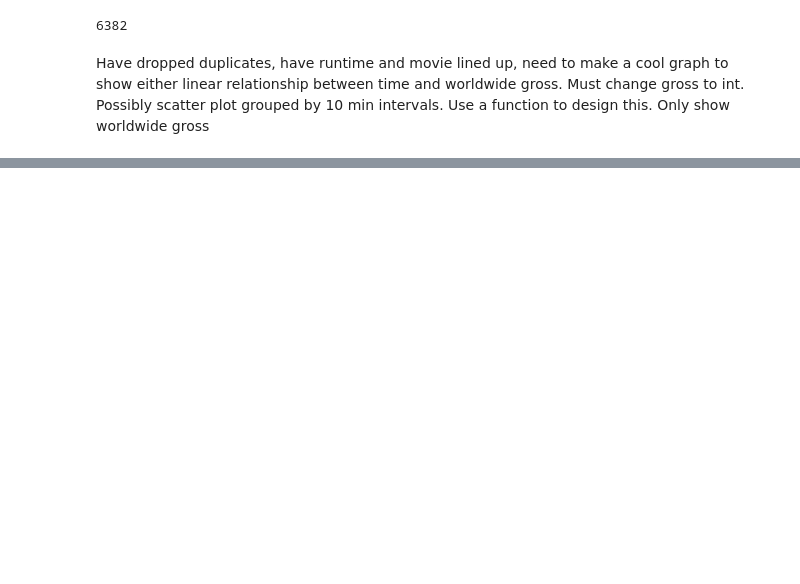
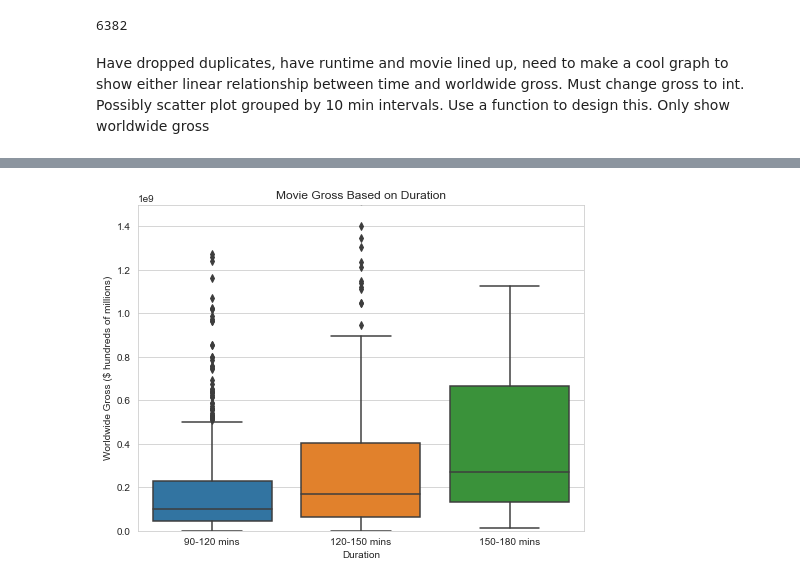
Before and after one commit to kuninethan95/dsc-phase-1-project, a Jupyter notebook: student.ipynb, the cells around one changed output, grey strips where cells are left out. Cells and saved outputs as stored; diff of their text form; code cells hidden in the pictures; blank space fills up the shorter version.

Commit message:
Added runtime graphs and lin regression

```diff
--- a/student.ipynb
+++ b/student.ipynb
@@ -647,0 +646,2 @@ Have dropped duplicates, have runtime and movie lined up, need to make a cool gr
+# %%
+t_rt2['worldwide_gross'] = t_rt2['worldwide_gross'].map(lambda x: x.replace('$', '')).map(lambda x: x.replace(',', '')).astype('int')
@@ -647,0 +676,2 @@ Have dropped duplicates, have runtime and movie lined up, need to make a cool gr
+# %%
+length_m = t_rt2[(t_rt2['runtime_minutes'] > 90) & (t_rt2['runtime_minutes'] < 180)]
@@ -647,0 +693,10 @@ Have dropped duplicates, have runtime and movie lined up, need to make a cool gr
+# %%
+def length(mins):
+    if mins < 120:
+        return 'short'
+    elif mins < 150:
+        return 'medium'
+    else:
+        return 'long'
+# %%
+length_m['duration'] = length_m['runtime_minutes'].map(length)
@@ -647,0 +718,13 @@ Have dropped duplicates, have runtime and movie lined up, need to make a cool gr
+# %%
+fig, ax = plt.subplots(figsize=(8, 6))
+ax = sns.boxplot(x='duration', y='worldwide_gross', data=length_m)
+ax.set_ylim(0, 1500000000)
+ax.set_title('Movie Gross Based on Duration')
+ax.set_ylabel('Worldwide Gross ($ hundreds of millions)')
+ax.set_xlabel('Duration')
+
+x_labs = ['90-120 mins', '120-150 mins', '150-180 mins']
+ax.set_xticklabels(x_labs)
+#fig.savefig("/Users/ethankunin/Documents/box_plot_by_duration.png");
+# %% [output]
+[figure, added]
```
Also changed, not shown: parts of 38 cells of this notebook.
